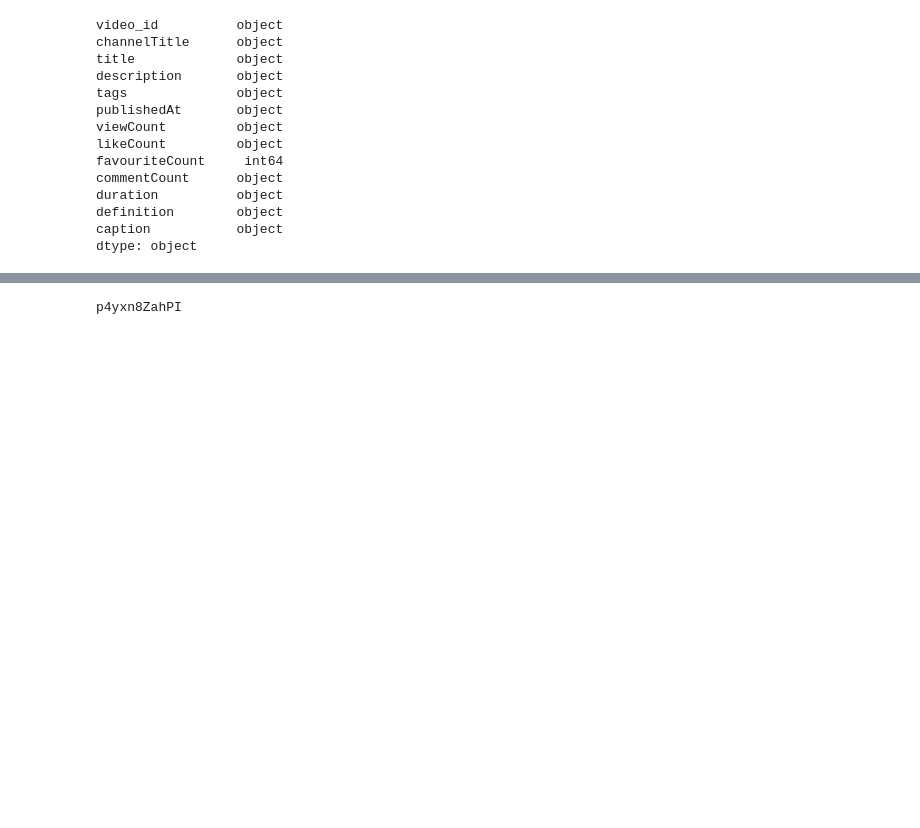
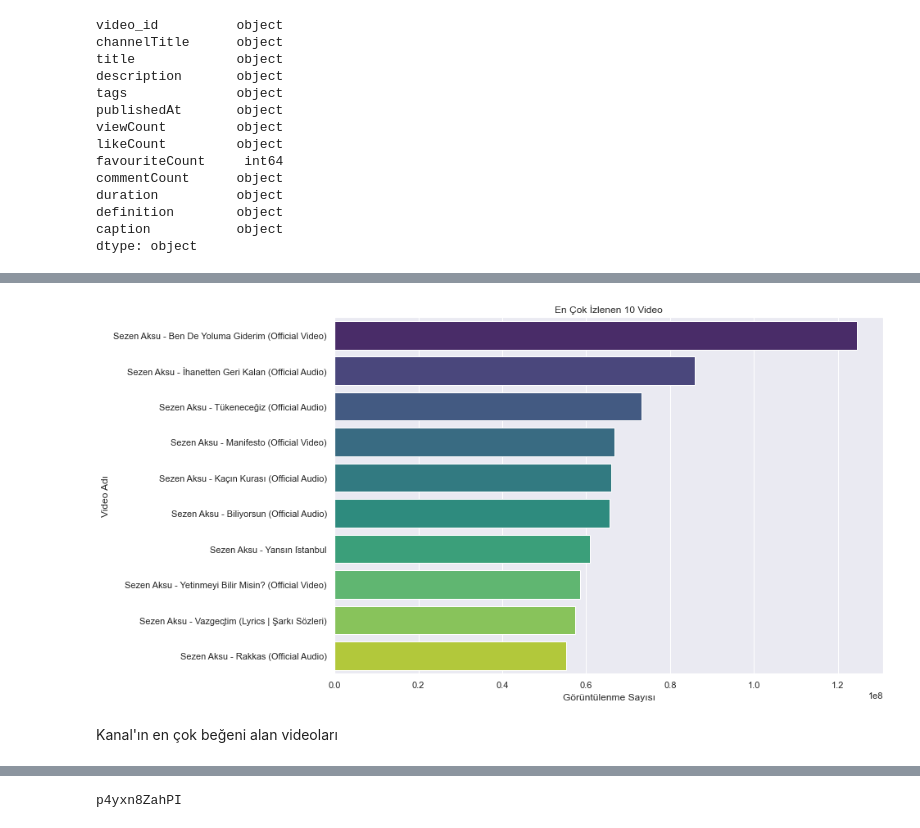
Before and after one commit to BusraSarikaya1/youtube-api-project, a Jupyter notebook: deneme.ipynb, the cells around one changed output, grey strips where cells are left out. Saved outputs shown, nothing was run; the diff lists cells and outputs as text; code cells hidden in the pictures; blank space fills up the shorter version.

```diff
--- a/deneme.ipynb
+++ b/deneme.ipynb
@@ -145,0 +150,18 @@ most_viewed_video_df.head()
+# %%
+# 'viewCount' sütununu sayısal veri türüne dönüştür
+video_details['viewCount'] = pd.to_numeric(video_details['viewCount'], errors='coerce')
+
+# NaN değerleri temizle
+video_details = video_details.dropna(subset=['viewCount'])
+
+# 'viewCount' sütununa göre DataFrame'i sırala ve en çok izlenen 10 videoyu seç
+top_10_viewed = video_details.nlargest(10, 'viewCount')
+
+# En çok izlenen 10 videoya ait bilgiler
+top_10_viewed_video_info = top_10_viewed[['video_id','channelTitle', 'title', 'description', 'tags', 'publishedAt',
+                                           'viewCount', 'likeCount', 'favouriteCount', 'commentCount',
+                                           'duration', 'definition', 'caption']]
+
+# top_10_viewed_video_info değişkeni artık en çok izlenen 10 videoya ait tüm bilgileri içerir
+top_10_viewed_video_df = pd.DataFrame(top_10_viewed_video_info)
+top_10_viewed_video_df.head(5)
@@ -145,0 +175,14 @@ most_viewed_video_df.head()
+# %%
+# En çok izlenen 10 videoya ait DataFrame'i kullanarak çubuk grafik oluştur
+sns.set(rc={'figure.figsize': (12, 8)})
+sns.barplot(x='viewCount', y='title', data=top_10_viewed_video_df, palette='viridis')
+
+# Grafik üzerine eklemeler
+plt.xlabel("Görüntülenme Sayısı")
+plt.ylabel("Video Adı")
+plt.title("En Çok İzlenen 10 Video")
+plt.show()
+# %% [output]
+[figure, added]
+# %% [markdown]
+Kanal'ın en çok beğeni alan videoları
```
Also changed, not shown: parts of 16 cells of this notebook.
